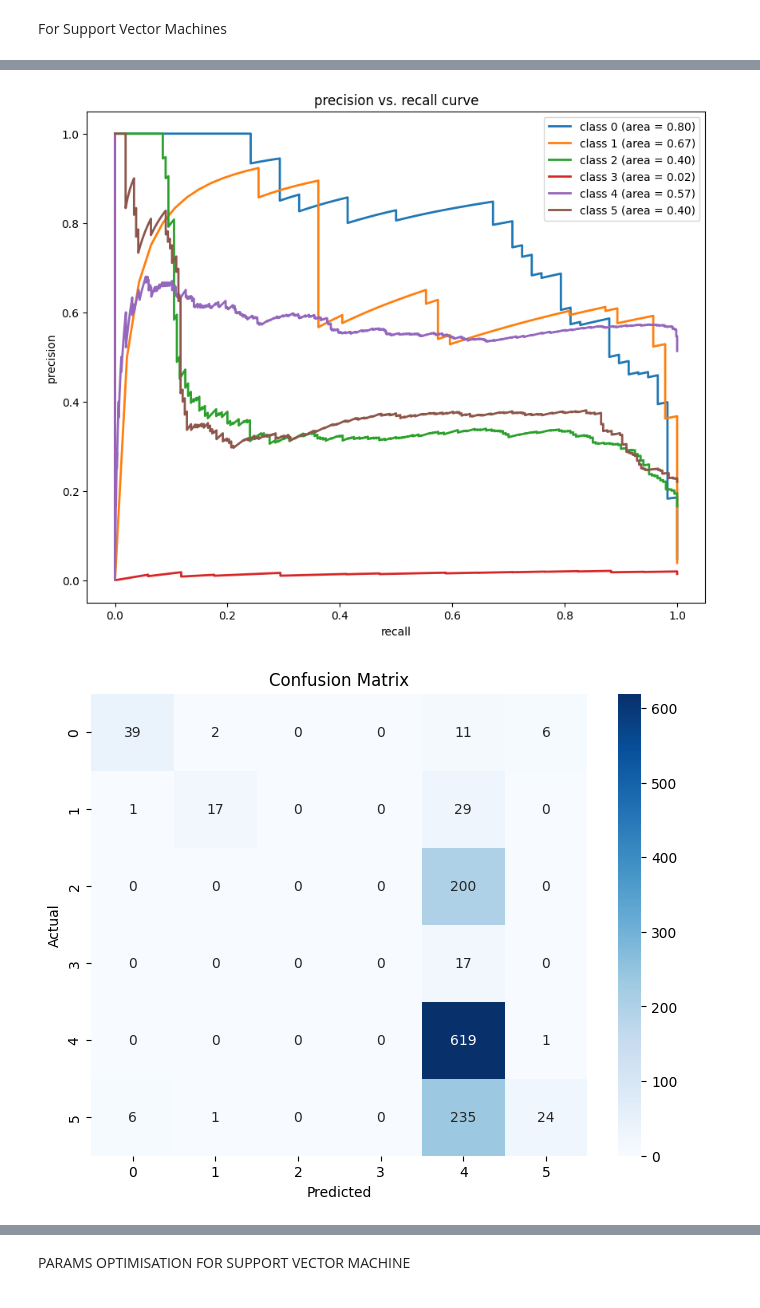
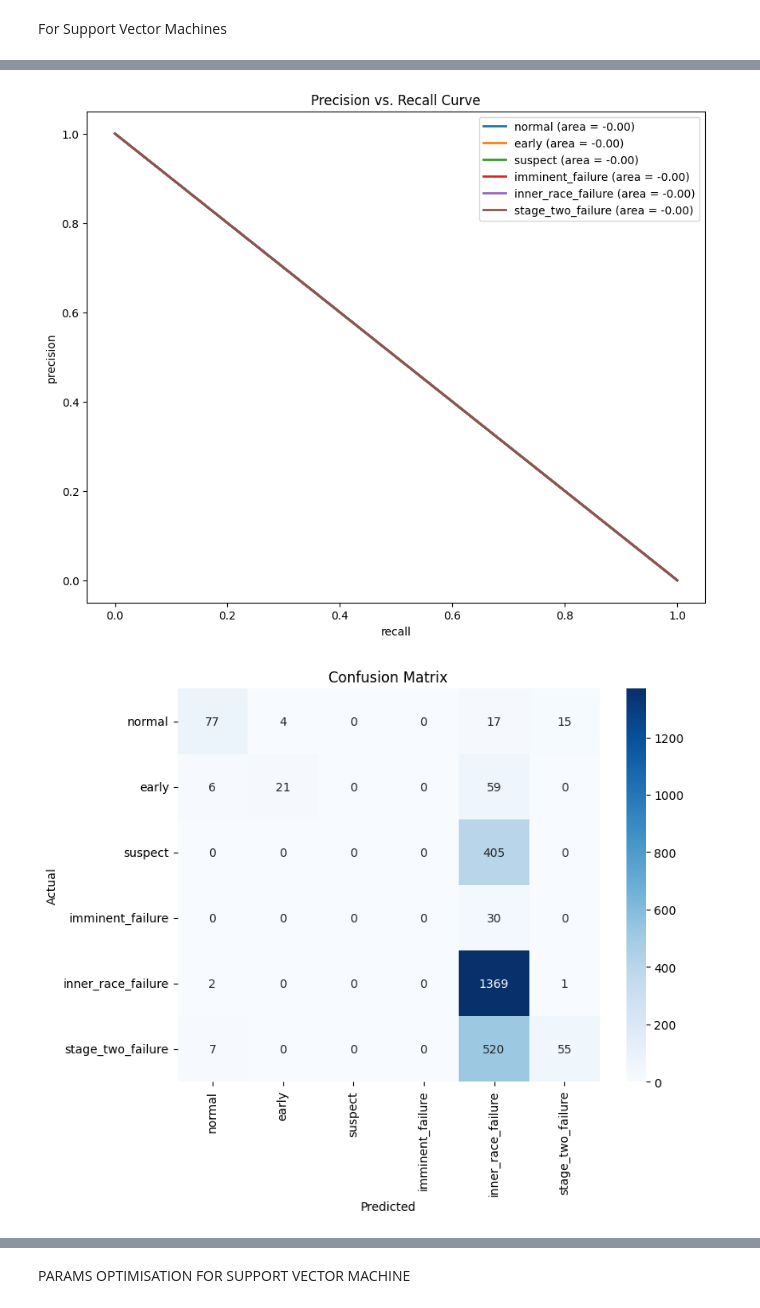
Before and after one commit to Addymozzee/mlbearing, a Jupyter notebook: notebook/Model_Train_Test.ipynb, the cells around one changed output, grey strips where cells are left out. Cells and saved outputs as stored; diff of their text form; code cells hidden in the pictures.

```diff
--- a/notebook/Model_Train_Test.ipynb
+++ b/notebook/Model_Train_Test.ipynb
@@ -669,9 +697,6 @@ Recall: 0.9122578361594624
 # %% [markdown]
 For Support Vector Machines
 # %%
-from sklearn.preprocessing import label_binarize
-
-# SVM classifier
 svm_cl = SVC(
     C=1.0,
     kernel="rbf",
@@ -687,19 +712,37 @@ accuracy = accuracy_score(y_test, preds)
 f1 = f1_score(y_test, preds, average='macro')
 precision = precision_score(y_test, preds, average='macro')
 recall = recall_score(y_test, preds, average='macro')
+cm = confusion_matrix(y_test, preds)
+cv_scores = cross_val_score(svm_cl, X_train, y_train, cv=5)  # Assuming 5-fold CV
+class_labels = ['normal', 'early', 'suspect', 'imminent_failure', 'inner_race_failure', 'stage_two_failure']
 
+# Save intermediate results
+intermediate_results = {
+    "svm_cl": svm_cl,
+    "preds": preds,
+    "accuracy": accuracy,
+    "f1": f1,
+    "precision": precision,
+    "recall": recall
+}
+joblib.dump(intermediate_results, "svm_intermediate_results.pkl")
+
+# Print performance metrics
 print("Accuracy:", accuracy)
 print("F1 Score:", f1)
 print("Precision:", precision)
 print("Recall:", recall)
 
+# Print cross-validation results
+print("\nCross-Validation Scores:", cv_scores)
+print("Average CV Score:", np.mean(cv_scores))
+
 
 # 1. Plot distribution of predicted probabilities
-probs = svm_cl.predict_proba(X_test)  # Get predicted probabilities
-
+probs = svm_cl.predict_proba(X_test)
 plt.figure(figsize=(10, 7))
 for i in range(probs.shape[1]):
-    plt.hist(probs[:, i], bins=20, alpha=0.5, label=f'Class {i}')
+    plt.hist(probs[:, i], bins=20, alpha=0.5, label=class_labels[i])
 plt.xlabel('Predicted Probability')
 plt.ylabel('Frequency')
 plt.title('Distribution of Predicted Probabilities')
@@ -707,35 +750,38 @@ plt.legend()
 plt.show()
 
 # 2. Precision-Recall Curve
-# Binarize the output labels
-y_test_binarized = label_binarize(y_test, classes=np.unique(y_test))
+y_test_binarized = label_binarize(y_test, classes=class_labels)
 y_score = svm_cl.decision_function(X_test)
-
-# Compute and plot precision-recall curves for each class
 n_classes = y_test_binarized.shape[1]
 plt.figure(figsize=(10, 8))
 
 for i in range(n_classes):
     precision, recall, _ = precision_recall_curve(y_test_binarized[:, i], y_score[:, i])
     avg_precision = average_precision_score(y_test_binarized[:, i], y_score[:, i])
-    plt.plot(recall, precision, lw=2, label='class {0} (area = {1:0.2f})'.format(i, avg_precision))
+    plt.plot(recall, precision, lw=2, label=f'{class_labels[i]} (area = {avg_precision:.2f})')
 
 plt.xlabel("recall")
 plt.ylabel("precision")
 plt.legend(loc="best")
-plt.title("precision vs. recall curve")
+plt.title("Precision vs. Recall Curve")
 plt.show()
 
-# 4. Confusion Matrix
-cm = confusion_matrix(y_test, preds)
-# Class labels from the Counter output
-class_labels = ['suspect', 'normal', 'early', 'imminent_failure', 'inner_race_failure', 'stage_two_failure']
-
-# Create a heatmap of the confusion matrix with class labels as tick labels
+# 3. Confusion Matrix
+class_labels = ['normal', 'early', 'suspect', 'imminent_failure', 'inner_race_failure', 'stage_two_failure']
 plt.figure(figsize=(8, 6))
-sns.heatmap(confusion_matrix, annot=True, fmt='g', cmap='Blues', xticklabels=class_labels, yticklabels=class_labels)
+sns.heatmap(cm, annot=True, fmt='g', cmap='Blues', xticklabels=class_labels, yticklabels=class_labels)
 plt.xlabel('Predicted')
 plt.ylabel('Actual')
 plt.title('Confusion Matrix')
 plt.show()
+
+# 4. Plotting CV results
+plt.figure(figsize=(10,6))
+sns.lineplot(x=range(1, len(cv_scores)+1), y=cv_scores)
+plt.axhline(y=np.mean(cv_scores), color='r', linestyle='--', label="Average CV Score")
+plt.xlabel('Fold')
+plt.ylabel('Accuracy')
+plt.title('Cross-Validation Scores')
+plt.legend()
+plt.show()
 # %% [output]
@@ -747,2 +796,2 @@ Recall: 0.35378809690783175
-[figure, old version]
+[figure, new version]
-[figure, old version]
+[figure, new version]
```
Also changed, not shown: parts of 10 cells of this notebook, 36 other files.
